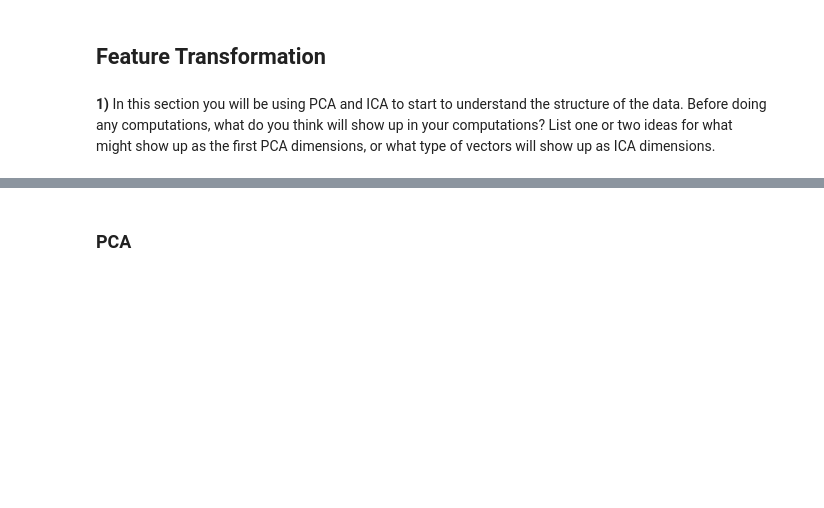
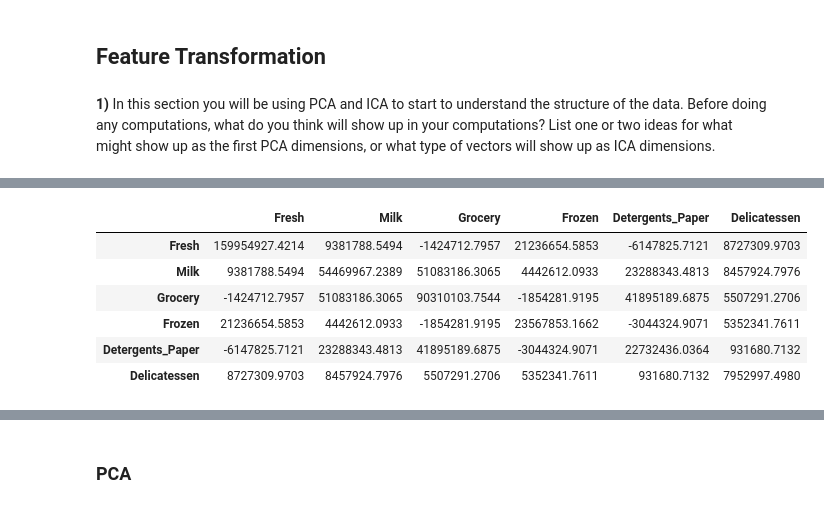
Before and after one commit to atremblay/MLND, a Jupyter notebook: P3/customer_segments.ipynb, the cells around one changed output, grey strips where cells are left out. Saved outputs shown, nothing was run; the diff lists cells and outputs as text; code cells hidden in the pictures; blank space fills up the shorter version.

```diff
--- a/P3/customer_segments.ipynb
+++ b/P3/customer_segments.ipynb
@@ -41,0 +57,12 @@ Answer:
+# %%
+DataFrame(np.cov(data.values.T),
+         index = ['Fresh', 'Milk', 'Grocery','Frozen', 'Detergents_Paper', 'Delicatessen'],
+         columns = ['Fresh', 'Milk', 'Grocery','Frozen', 'Detergents_Paper', 'Delicatessen'])
+# %% [output]
+|  | Fresh | Milk | Grocery | Frozen | Detergents_Paper | Delicatessen |
+| Fresh | 159954927.4214 | 9381788.5494 | -1424712.7957 | 21236654.5853 | -6147825.7121 | 8727309.9703 |
+| Milk | 9381788.5494 | 54469967.2389 | 51083186.3065 | 4442612.0933 | 23288343.4813 | 8457924.7976 |
+| Grocery | -1424712.7957 | 51083186.3065 | 90310103.7544 | -1854281.9195 | 41895189.6875 | 5507291.2706 |
+| Frozen | 21236654.5853 | 4442612.0933 | -1854281.9195 | 23567853.1662 | -3044324.9071 | 5352341.7611 |
+| Detergents_Paper | -6147825.7121 | 23288343.4813 | 41895189.6875 | -3044324.9071 | 22732436.0364 | 931680.7132 |
+| Delicatessen | 8727309.9703 | 8457924.7976 | 5507291.2706 | 5352341.7611 | 931680.7132 | 7952997.4980 |
```
Also changed, not shown: parts of 11 cells of this notebook.
